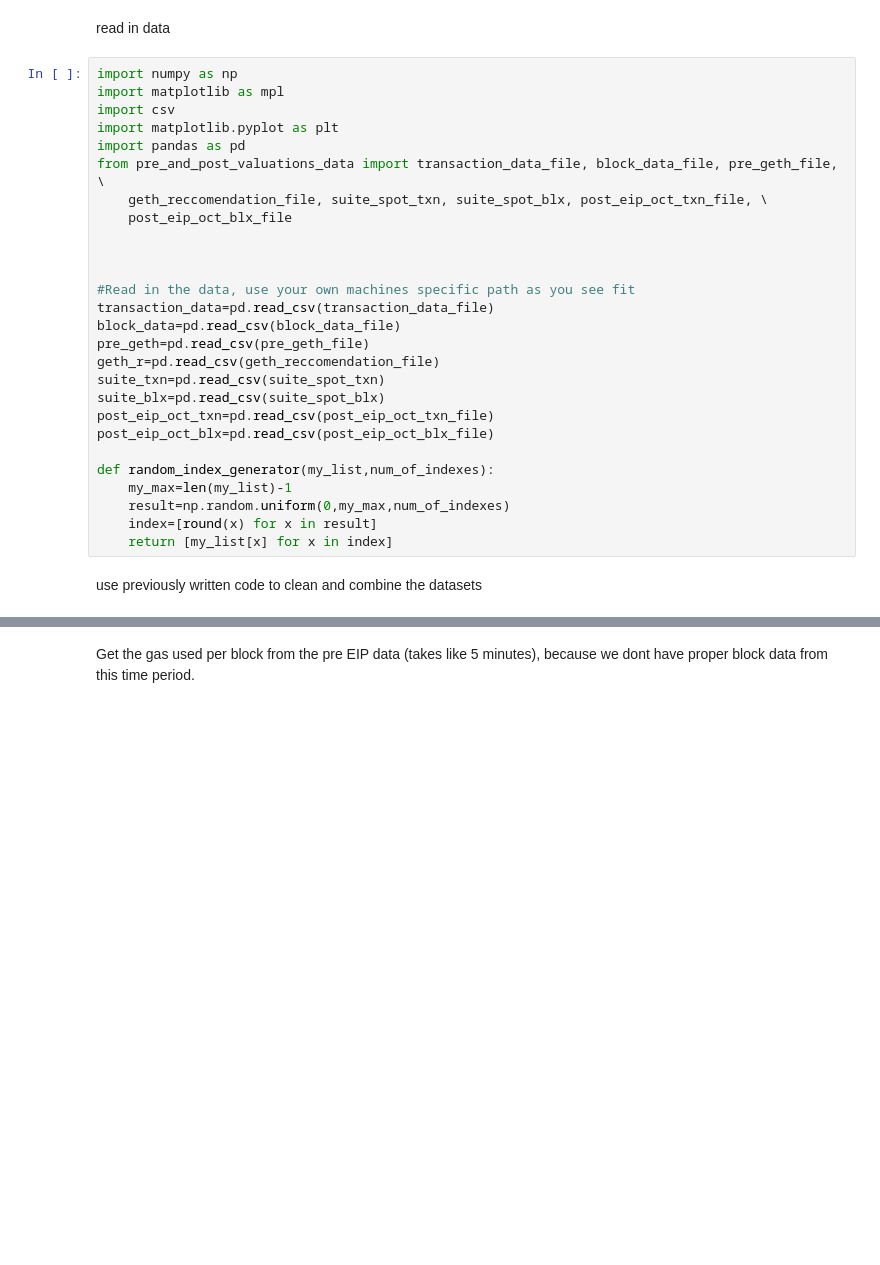
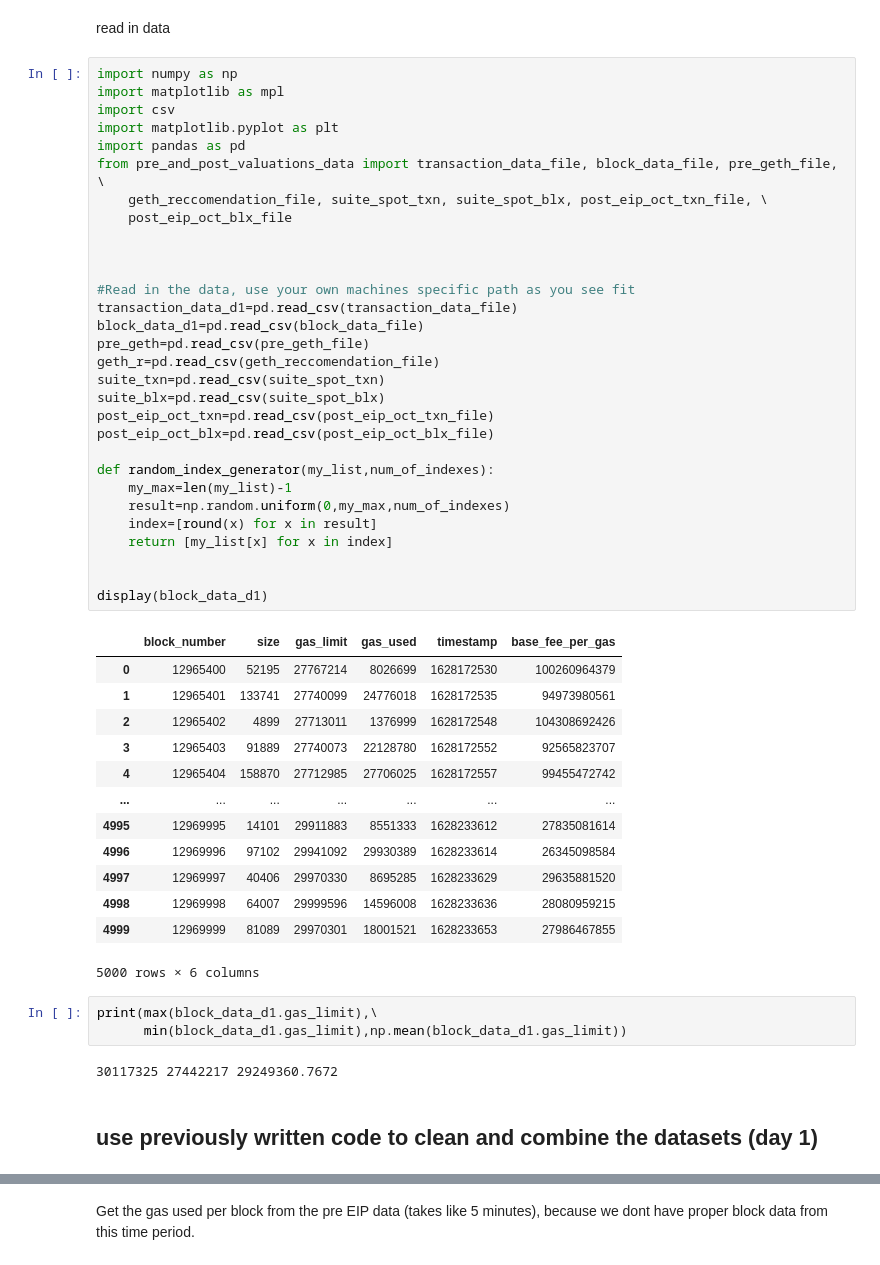
Before and after one commit to teohyikhaw/camcos, a Jupyter notebook: post_eip_valuations_pt2.ipynb, the cells around one changed output, grey strips where cells are left out. Cells and saved outputs as stored; diff of their text form; blank space fills up the shorter version.

```diff
--- a/post_eip_valuations_pt2.ipynb
+++ b/post_eip_valuations_pt2.ipynb
@@ -3,32 +3,54 @@ read in data
 # %%
 import numpy as np
 import matplotlib as mpl
 import csv
 import matplotlib.pyplot as plt
 import pandas as pd
 from pre_and_post_valuations_data import transaction_data_file, block_data_file, pre_geth_file, \
     geth_reccomendation_file, suite_spot_txn, suite_spot_blx, post_eip_oct_txn_file, \
     post_eip_oct_blx_file
 
 
 
 #Read in the data, use your own machines specific path as you see fit
-transaction_data=pd.read_csv(transaction_data_file)
-block_data=pd.read_csv(block_data_file)
+transaction_data_d1=pd.read_csv(transaction_data_file)
+block_data_d1=pd.read_csv(block_data_file)
 pre_geth=pd.read_csv(pre_geth_file)
 geth_r=pd.read_csv(geth_reccomendation_file)
 suite_txn=pd.read_csv(suite_spot_txn)
 suite_blx=pd.read_csv(suite_spot_blx)
 post_eip_oct_txn=pd.read_csv(post_eip_oct_txn_file)
 post_eip_oct_blx=pd.read_csv(post_eip_oct_blx_file)
 
 def random_index_generator(my_list,num_of_indexes):
     my_max=len(my_list)-1
     result=np.random.uniform(0,my_max,num_of_indexes)
     index=[round(x) for x in result]
     return [my_list[x] for x in index]
+
+
+display(block_data_d1)
+# %% [output]
+|  | block_number | size | gas_limit | gas_used | timestamp | base_fee_per_gas |
+| 0 | 12965400 | 52195 | 27767214 | 8026699 | 1628172530 | 100260964379 |
+| 1 | 12965401 | 133741 | 27740099 | 24776018 | 1628172535 | 94973980561 |
+| 2 | 12965402 | 4899 | 27713011 | 1376999 | 1628172548 | 104308692426 |
+| 3 | 12965403 | 91889 | 27740073 | 22128780 | 1628172552 | 92565823707 |
+| 4 | 12965404 | 158870 | 27712985 | 27706025 | 1628172557 | 99455472742 |
+| ... | ... | ... | ... | ... | ... | ... |
+| 4995 | 12969995 | 14101 | 29911883 | 8551333 | 1628233612 | 27835081614 |
+| 4996 | 12969996 | 97102 | 29941092 | 29930389 | 1628233614 | 26345098584 |
+| 4997 | 12969997 | 40406 | 29970330 | 8695285 | 1628233629 | 29635881520 |
+| 4998 | 12969998 | 64007 | 29999596 | 14596008 | 1628233636 | 28080959215 |
+| 4999 | 12969999 | 81089 | 29970301 | 18001521 | 1628233653 | 27986467855 |
+5000 rows × 6 columns
+# %%
+print(max(block_data_d1.gas_limit),\
+      min(block_data_d1.gas_limit),np.mean(block_data_d1.gas_limit))
+# %% [output]
+30117325 27442217 29249360.7672
 # %% [markdown]
-use previously written code to clean and combine the datasets
+## use previously written code to clean and combine the datasets (day 1)
 # %%
 
 #######################################################################################################################
```
Also changed, not shown: parts of 11 cells of this notebook, 5 other files.
